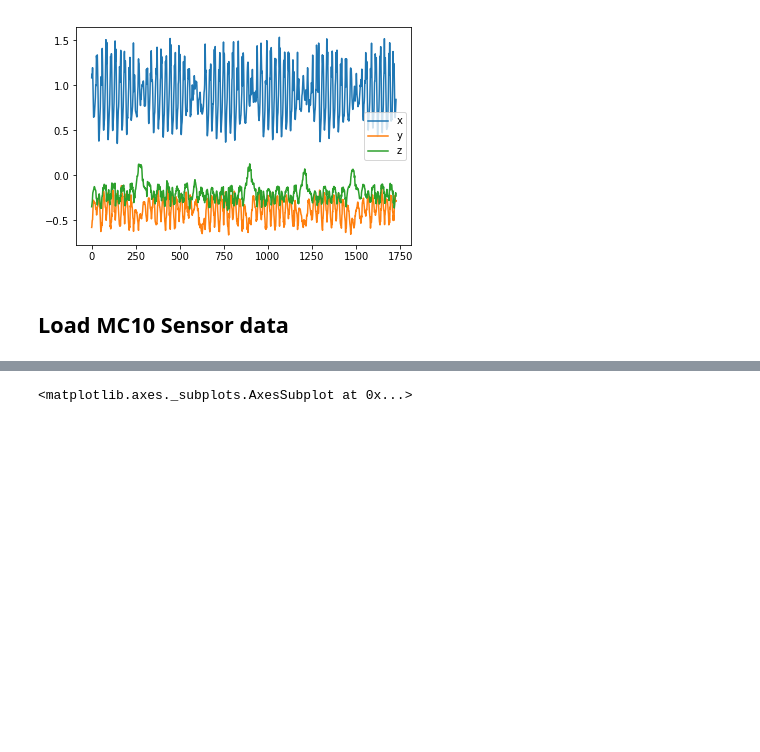
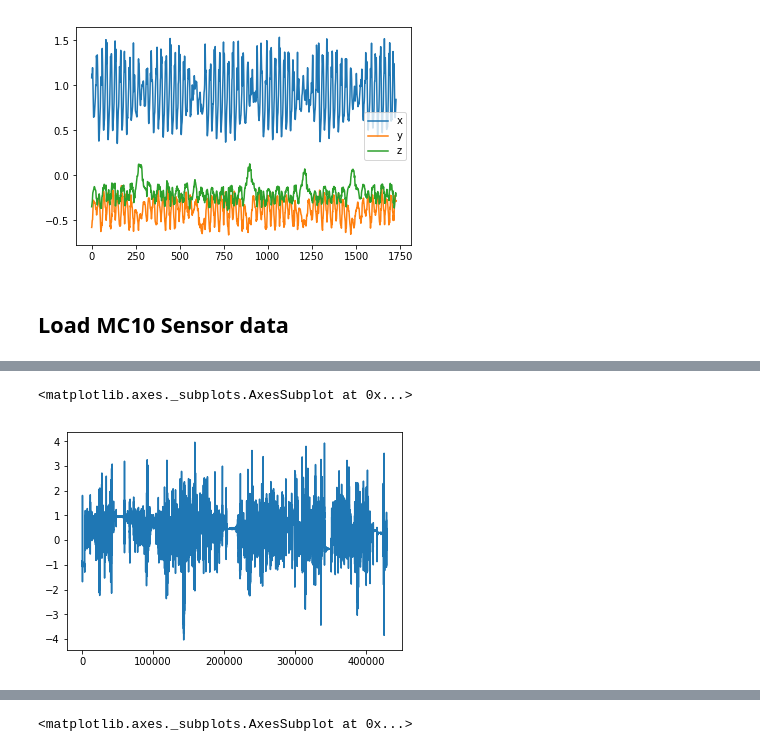
Before and after one commit to kamshee/CIS-PD_Curation, a Jupyter notebook: Correlate Watch Timestamps w MC10.ipynb, the cells around one changed output, grey strips where cells are left out. Cells and saved outputs as stored; diff of their text form; code cells hidden in the pictures; blank space fills up the shorter version.

```diff
--- a/Correlate Watch Timestamps w MC10.ipynb
+++ b/Correlate Watch Timestamps w MC10.ipynb
@@ -35,0 +59,6 @@ MC10.loc[:,'Timestamp (ms)'] = MC10['Timestamp (ms)'].apply(
+# %%
+x2 = pd.Series(resample(x, int(len(x)*(50/62.5))))
+x2.plot()
+# %% [output]
+<matplotlib.axes._subplots.AxesSubplot at 0x...>
+[figure, added]
```
Also changed, not shown: parts of 34 cells of this notebook.
